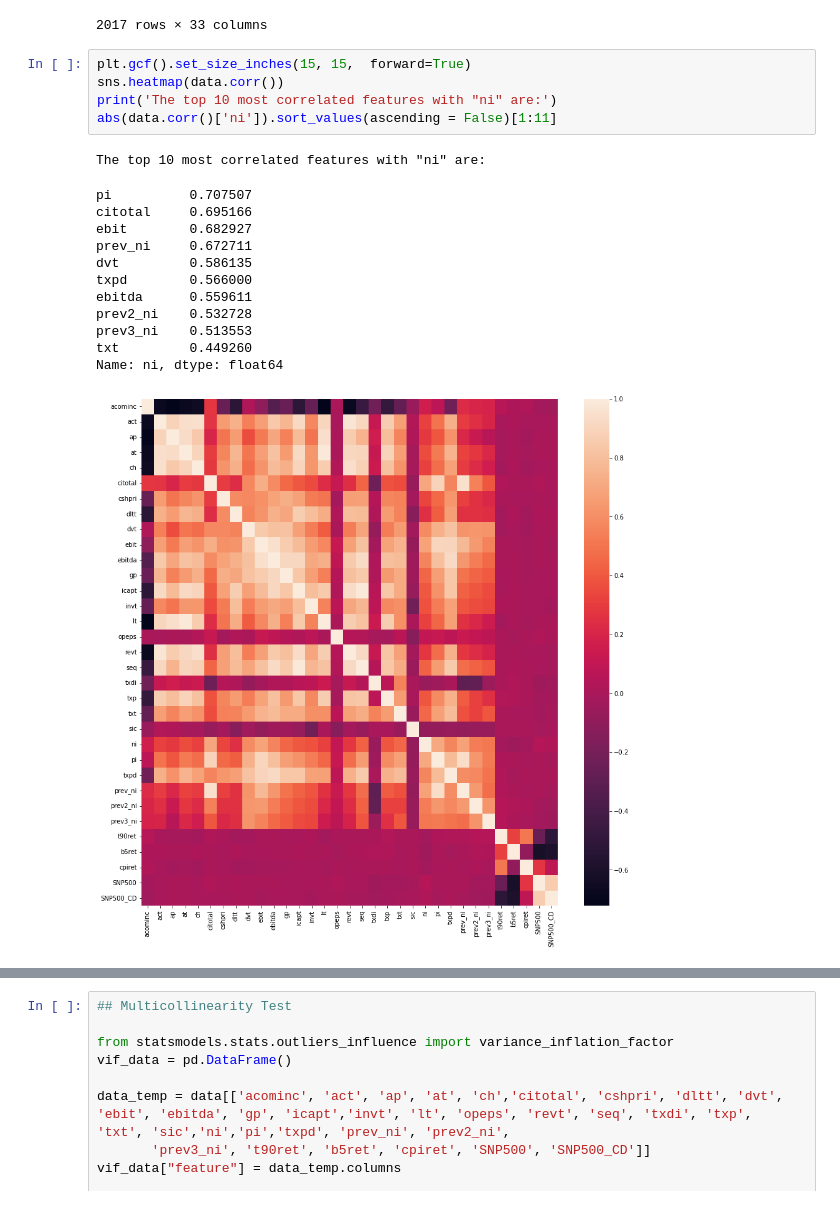
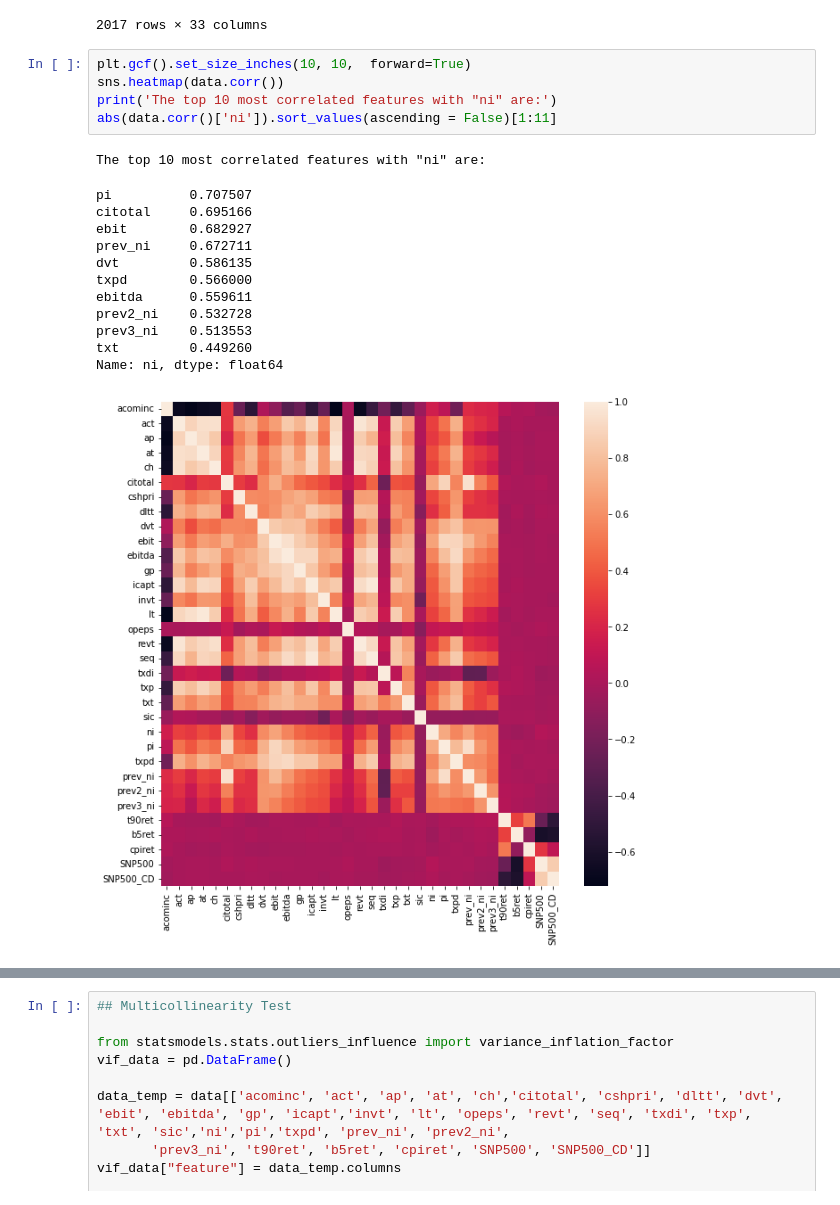
Before and after one commit to rohitashwachaks/fin-modelling, a Jupyter notebook: Assignment-1/earnings/modelling.ipynb, the cells around one changed output, grey strips where cells are left out. Saved outputs shown, nothing was run; the diff lists cells and outputs as text.

```diff
--- a/Assignment-1/earnings/modelling.ipynb
+++ b/Assignment-1/earnings/modelling.ipynb
@@ -250,21 +256,21 @@ data
 | 2020 | 75.0 | 1894.0 | 428.0 | 7946.0 | 592.0 | -82.0 | 150.0 | 3770.0 | 0.0 | 357.0 | ... | ... |
 2017 rows × 33 columns
 # %%
-plt.gcf().set_size_inches(15, 15,  forward=True)
+plt.gcf().set_size_inches(10, 10,  forward=True)
 sns.heatmap(data.corr())
 print('The top 10 most correlated features with "ni" are:')
 abs(data.corr()['ni']).sort_values(ascending = False)[1:11]
 # %% [output]
 The top 10 most correlated features with "ni" are:
 pi          0.707507
 citotal     0.695166
 ebit        0.682927
 prev_ni     0.672711
 dvt         0.586135
 txpd        0.566000
 ebitda      0.559611
 prev2_ni    0.532728
 prev3_ni    0.513553
 txt         0.449260
 Name: ni, dtype: float64
-[figure, old version]
+[figure, new version]
```
Also changed, not shown: parts of 18 cells of this notebook, 2 other files.
